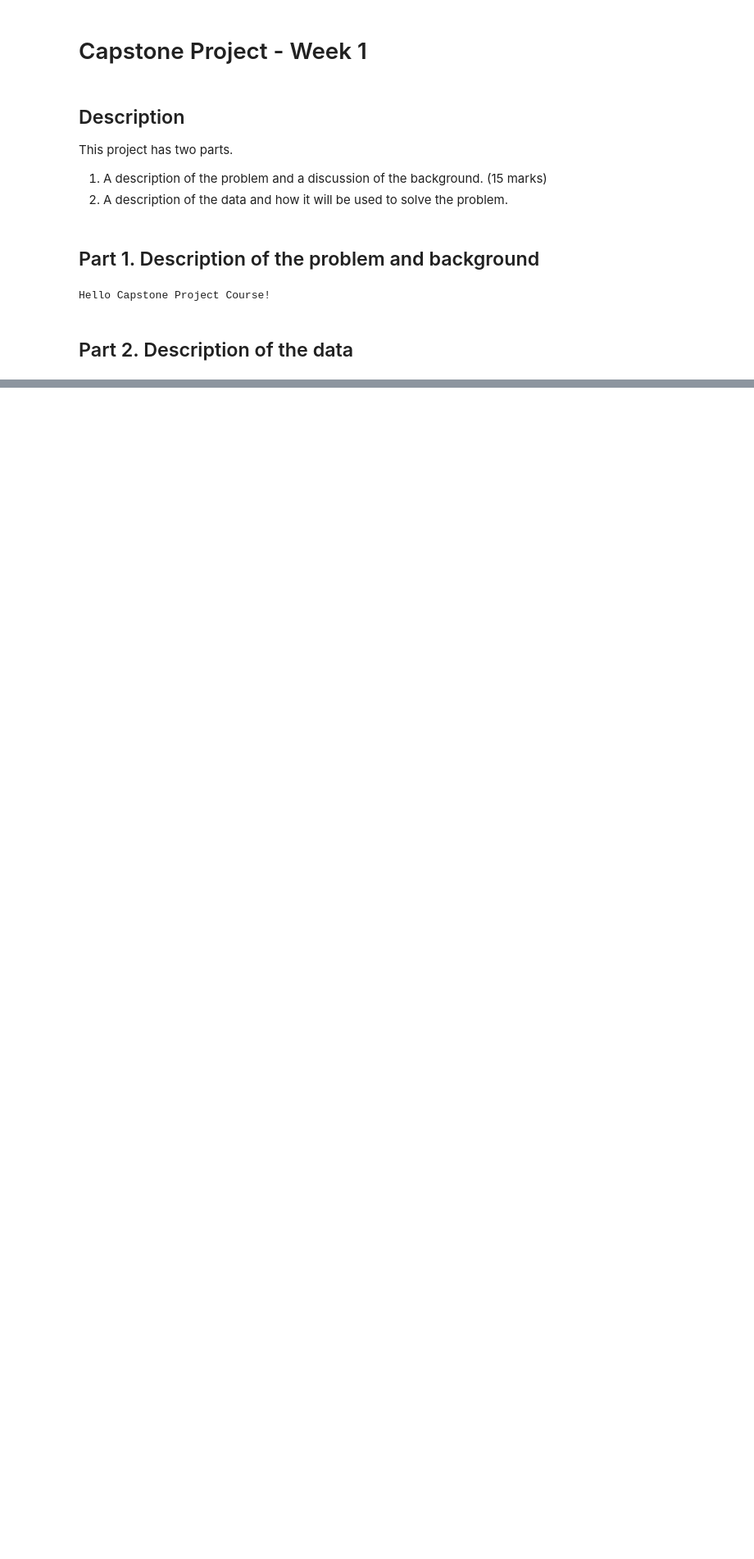
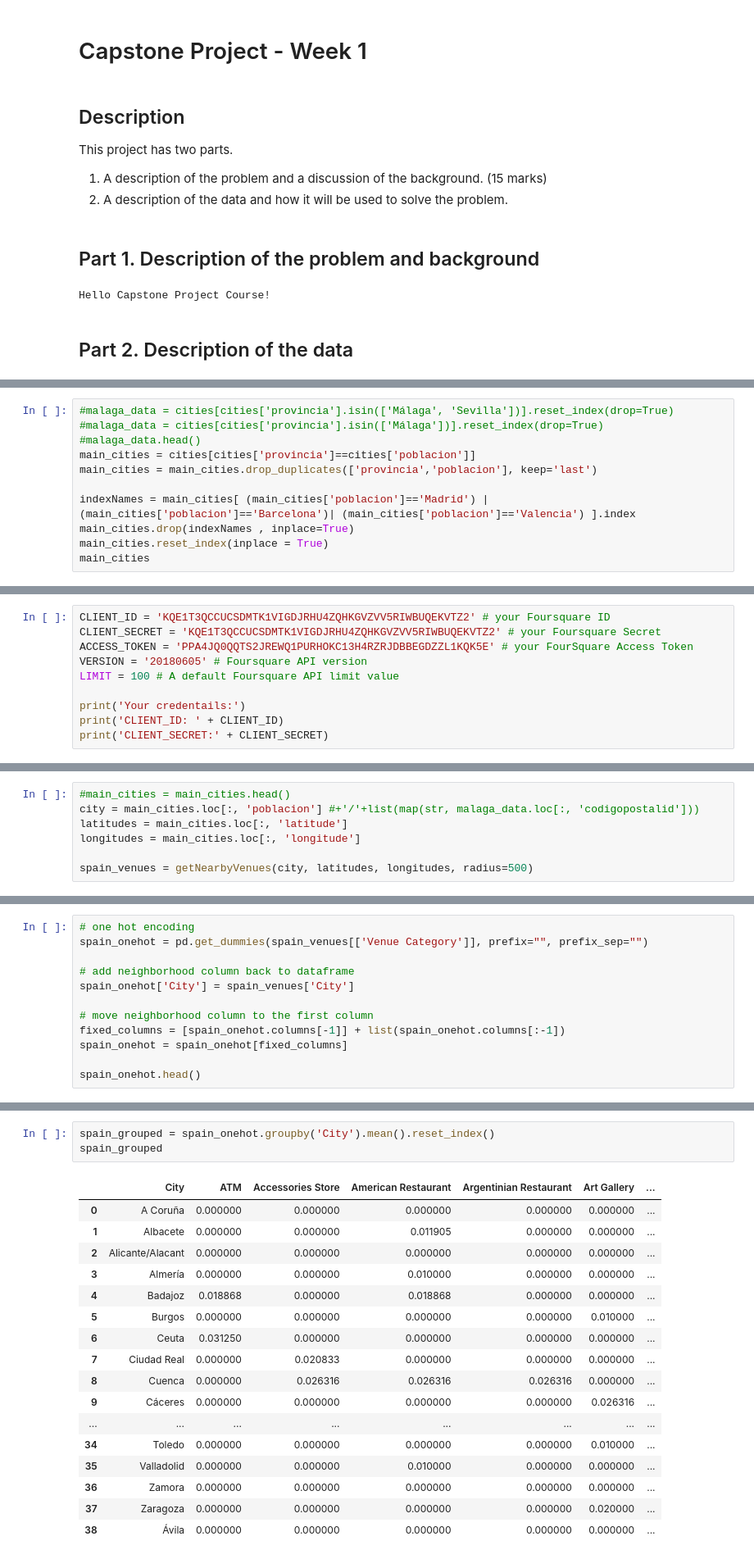
Before and after one commit to aviguille/Coursera_Capstone, a Jupyter notebook: capstone_week1.ipynb, the cells around one changed output, grey strips where cells are left out. Shown at 82% size. Cells and saved outputs as stored; diff of their text form; blank space fills up the shorter version.

```diff
--- a/capstone_week1.ipynb
+++ b/capstone_week1.ipynb
@@ -38,0 +80,11 @@ data.head()
+# %%
+#malaga_data = cities[cities['provincia'].isin(['Málaga', 'Sevilla'])].reset_index(drop=True)
+#malaga_data = cities[cities['provincia'].isin(['Málaga'])].reset_index(drop=True)
+#malaga_data.head()
+main_cities = cities[cities['provincia']==cities['poblacion']]
+main_cities = main_cities.drop_duplicates(['provincia','poblacion'], keep='last')
+
+indexNames = main_cities[ (main_cities['poblacion']=='Madrid') | (main_cities['poblacion']=='Barcelona')| (main_cities['poblacion']=='Valencia') ].index
+main_cities.drop(indexNames , inplace=True)
+main_cities.reset_index(inplace = True)
+main_cities
@@ -38,0 +134,10 @@ data.head()
+# %%
+CLIENT_ID = 'KQE1T3QCCUCSDMTK1VIGDJRHU4ZQHKGVZVV5RIWBUQEKVTZ2' # your Foursquare ID
+CLIENT_SECRET = 'KQE1T3QCCUCSDMTK1VIGDJRHU4ZQHKGVZVV5RIWBUQEKVTZ2' # your Foursquare Secret
+ACCESS_TOKEN = 'PPA4JQ0QQTS2JREWQ1PURHOKC13H4RZRJDBBEGDZZL1KQK5E' # your FourSquare Access Token
+VERSION = '20180605' # Foursquare API version
+LIMIT = 100 # A default Foursquare API limit value
+
+print('Your credentails:')
+print('CLIENT_ID: ' + CLIENT_ID)
+print('CLIENT_SECRET:' + CLIENT_SECRET)
@@ -38,0 +190,7 @@ data.head()
+# %%
+#main_cities = main_cities.head()
+city = main_cities.loc[:, 'poblacion'] #+'/'+list(map(str, malaga_data.loc[:, 'codigopostalid']))
+latitudes = main_cities.loc[:, 'latitude']
+longitudes = main_cities.loc[:, 'longitude']
+
+spain_venues = getNearbyVenues(city, latitudes, longitudes, radius=500)
@@ -38,0 +255,12 @@ data.head()
+# %%
+# one hot encoding
+spain_onehot = pd.get_dummies(spain_venues[['Venue Category']], prefix="", prefix_sep="")
+
+# add neighborhood column back to dataframe
+spain_onehot['City'] = spain_venues['City']
+
+# move neighborhood column to the first column
+fixed_columns = [spain_onehot.columns[-1]] + list(spain_onehot.columns[:-1])
+spain_onehot = spain_onehot[fixed_columns]
+
+spain_onehot.head()
@@ -38,0 +280,21 @@ data.head()
+# %%
+spain_grouped = spain_onehot.groupby('City').mean().reset_index()
+spain_grouped
+# %% [output]
+|  | City | ATM | Accessories Store | American Restaurant | Argentinian Restaurant | Art Gallery | ... |
+| 0 | A Coruña | 0.000000 | 0.000000 | 0.000000 | 0.000000 | 0.000000 | ... |
+| 1 | Albacete | 0.000000 | 0.000000 | 0.011905 | 0.000000 | 0.000000 | ... |
+| 2 | Alicante/Alacant | 0.000000 | 0.000000 | 0.000000 | 0.000000 | 0.000000 | ... |
+| 3 | Almería | 0.000000 | 0.000000 | 0.010000 | 0.000000 | 0.000000 | ... |
+| 4 | Badajoz | 0.018868 | 0.000000 | 0.018868 | 0.000000 | 0.000000 | ... |
+| 5 | Burgos | 0.000000 | 0.000000 | 0.000000 | 0.000000 | 0.010000 | ... |
+| 6 | Ceuta | 0.031250 | 0.000000 | 0.000000 | 0.000000 | 0.000000 | ... |
+| 7 | Ciudad Real | 0.000000 | 0.020833 | 0.000000 | 0.000000 | 0.000000 | ... |
+| 8 | Cuenca | 0.000000 | 0.026316 | 0.026316 | 0.026316 | 0.000000 | ... |
+| 9 | Cáceres | 0.000000 | 0.000000 | 0.000000 | 0.000000 | 0.026316 | ... |
+| ... | ... | ... | ... | ... | ... | ... | ... |
+| 34 | Toledo | 0.000000 | 0.000000 | 0.000000 | 0.000000 | 0.010000 | ... |
+| 35 | Valladolid | 0.000000 | 0.000000 | 0.010000 | 0.000000 | 0.000000 | ... |
+| 36 | Zamora | 0.000000 | 0.000000 | 0.000000 | 0.000000 | 0.000000 | ... |
+| 37 | Zaragoza | 0.000000 | 0.000000 | 0.000000 | 0.000000 | 0.020000 | ... |
+| 38 | Ávila | 0.000000 | 0.000000 | 0.000000 | 0.000000 | 0.000000 | ... |
```
Also changed, not shown: parts of 32 cells of this notebook.
